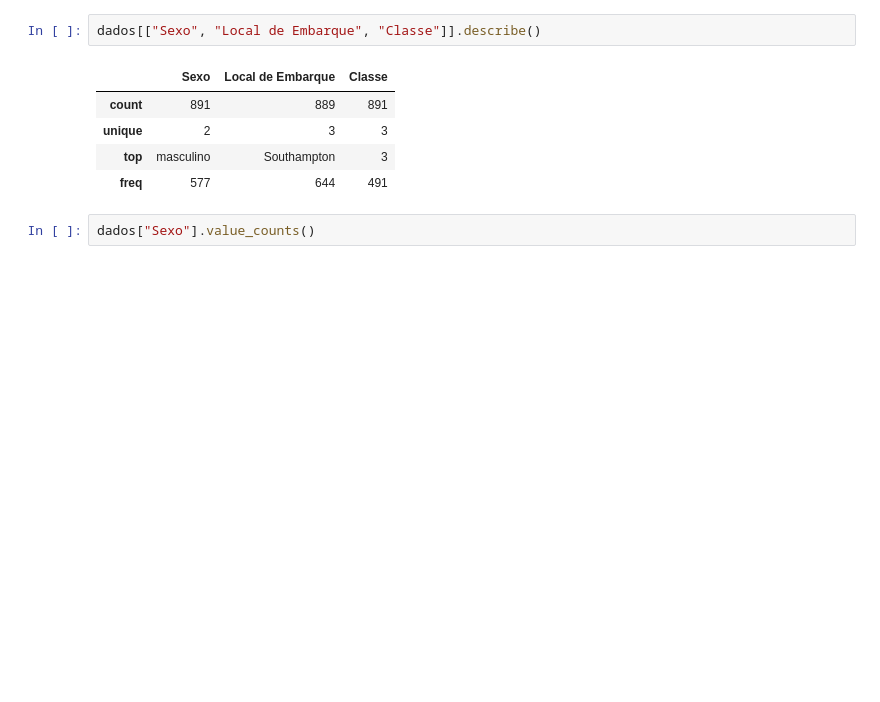
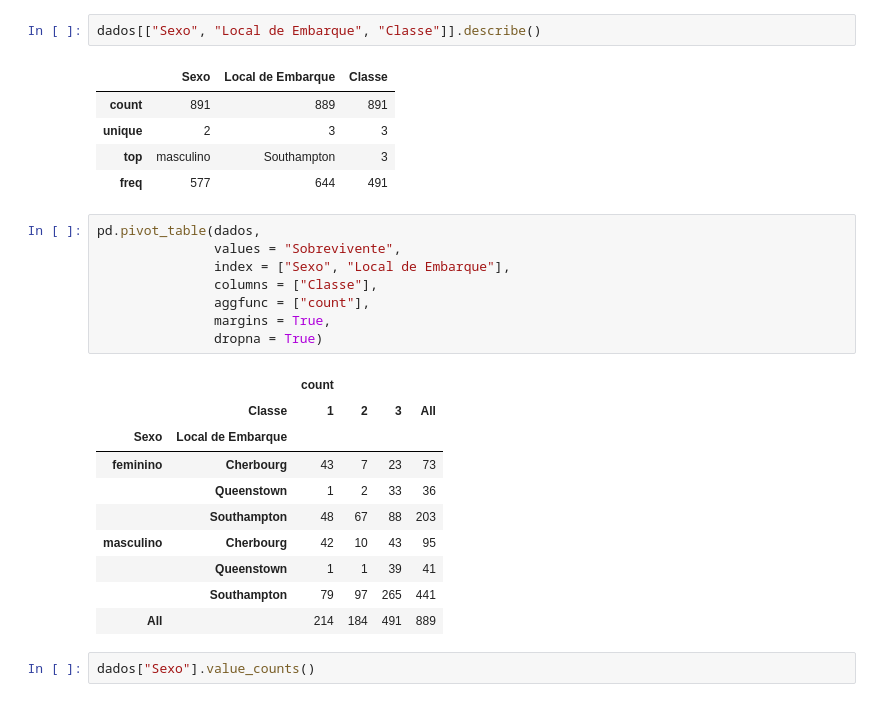
Before and after one commit to IntroDSc/Labs, a Jupyter notebook: Lab 7 Respostas.ipynb, the cells around one changed output. Saved outputs shown, nothing was run; the diff lists cells and outputs as text; blank space fills up the shorter version.

```diff
--- a/Lab 7 Respostas.ipynb
+++ b/Lab 7 Respostas.ipynb
@@ -292,6 +333,25 @@ dados[["Sexo", "Local de Embarque", "Classe"]].describe()
 | unique | 2 | 3 | 3 |
 | top | masculino | Southampton | 3 |
 | freq | 577 | 644 | 491 |
+# %%
+pd.pivot_table(dados,
+               values = "Sobrevivente",
+               index = ["Sexo", "Local de Embarque"],
+               columns = ["Classe"],
+               aggfunc = ["count"],
+               margins = True,
+               dropna = True)
+# %% [output]
+|  |  | count |  |  |  |
+|  | Classe | 1 | 2 | 3 | All |
+| Sexo | Local de Embarque |  |  |  |  |
+| feminino | Cherbourg | 43 | 7 | 23 | 73 |
+|  | Queenstown | 1 | 2 | 33 | 36 |
+|  | Southampton | 48 | 67 | 88 | 203 |
+| masculino | Cherbourg | 42 | 10 | 43 | 95 |
+|  | Queenstown | 1 | 1 | 39 | 41 |
+|  | Southampton | 79 | 97 | 265 | 441 |
+| All |  | 214 | 184 | 491 | 889 |
 # %%
 dados["Sexo"].value_counts()
 # %% [output]
```
Also changed, not shown: parts of 9 cells of this notebook.
